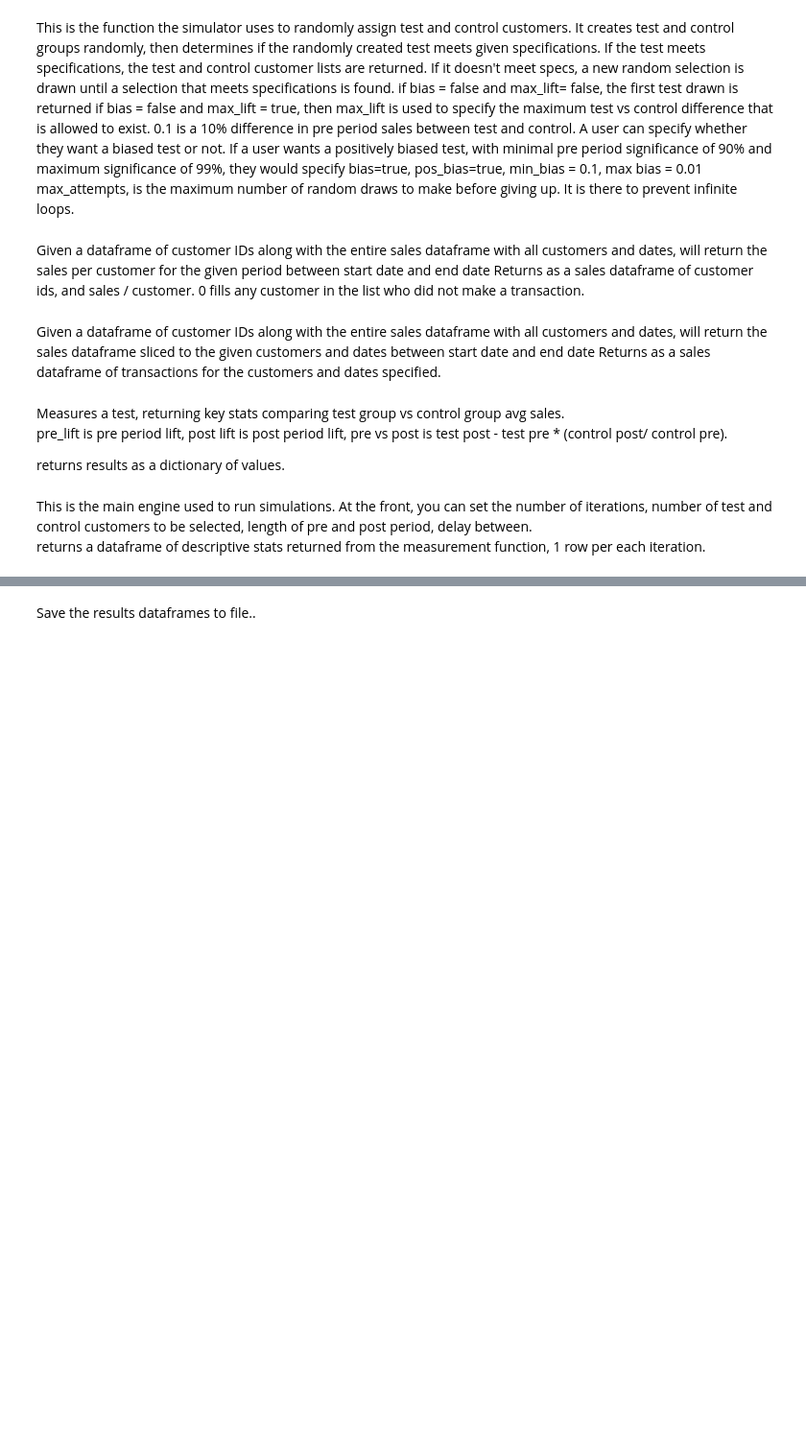
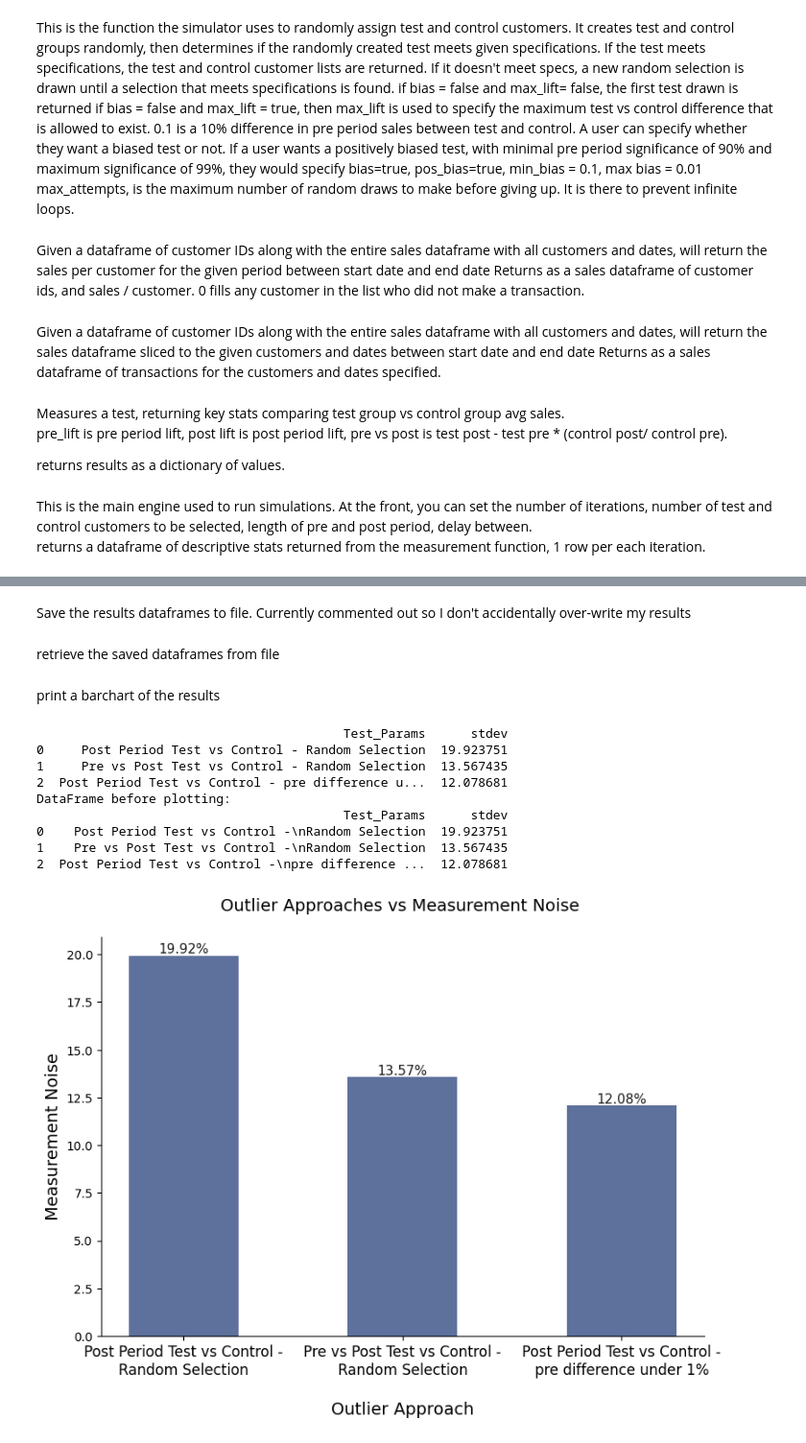
Before and after one commit to jcampbell542/optimizing_customer_test_measurement, a Jupyter notebook: Improved Random Selection.ipynb, the cells around one changed output, grey strips where cells are left out. Shown: that part at 96% size. Saved outputs shown, nothing was run; the diff lists cells and outputs as text; code cells hidden in the pictures; blank space fills up the shorter version.

```diff
--- a/Improved Random Selection.ipynb
+++ b/Improved Random Selection.ipynb
@@ -736,3 +714,3 @@ The correlation between pre and post lift is: 0.7734845510532378
 # %% [markdown]
-Save the results dataframes to file..
+Save the results dataframes to file.  Currently commented out so I don't accidentally over-write my results
 # %%
@@ -742,0 +721,7 @@ results_df_lift_limited_01.to_csv(filepath, index=False)
+# %% [markdown]
+retrieve the saved dataframes from file
+# %%
+results_df_baseline = read_csv("/Users/jeffreycampbell/Desktop/python_work/customer_loyalty/results_df_baseline.csv")
+results_df_lift_limited_01 = read_csv("/Users/jeffreycampbell/Desktop/python_work/customer_loyalty/results_df_lift_limited_01.csv")
+# %% [markdown]
+print a barchart of the results
@@ -742,0 +796,34 @@ results_df_lift_limited_01.to_csv(filepath, index=False)
+# %%
+rand_post_only = results_df_baseline['post_lift'].std()
+rand_pre_post = results_df_baseline['pre_vs_post_lift'].std()
+under_01_post = results_df_lift_limited_01['post_lift'].std()
+
+results_list = []
+
+results_descrip = 'Post Period Test vs Control - Random Selection'
+results_dict_temp = {'Test_Params' : results_descrip, 'stdev' : rand_post_only}
+results_list.append(results_dict_temp)
+
+results_descrip ='Pre vs Post Test vs Control - Random Selection'
+results_dict_temp = {'Test_Params' : results_descrip, 'stdev' : rand_pre_post}
+results_list.append(results_dict_temp)
+
+results_descrip ='Post Period Test vs Control - pre difference under 1%'
+results_dict_temp = {'Test_Params' : results_descrip, 'stdev' : under_01_post}
+results_list.append(results_dict_temp)
+
+barchart_df = pd.DataFrame(results_list)
+print(barchart_df)
+
+results_barchart(barchart_df, 30)
+# %% [output]
+                                         Test_Params      stdev
+0     Post Period Test vs Control - Random Selection  19.923751
+1     Pre vs Post Test vs Control - Random Selection  13.567435
+2  Post Period Test vs Control - pre difference u...  12.078681
+DataFrame before plotting:
+                                         Test_Params      stdev
+0    Post Period Test vs Control -\nRandom Selection  19.923751
+1    Pre vs Post Test vs Control -\nRandom Selection  13.567435
+2  Post Period Test vs Control -\npre difference ...  12.078681
+[figure, added]
```
Also changed, not shown: parts of 10 cells of this notebook.
